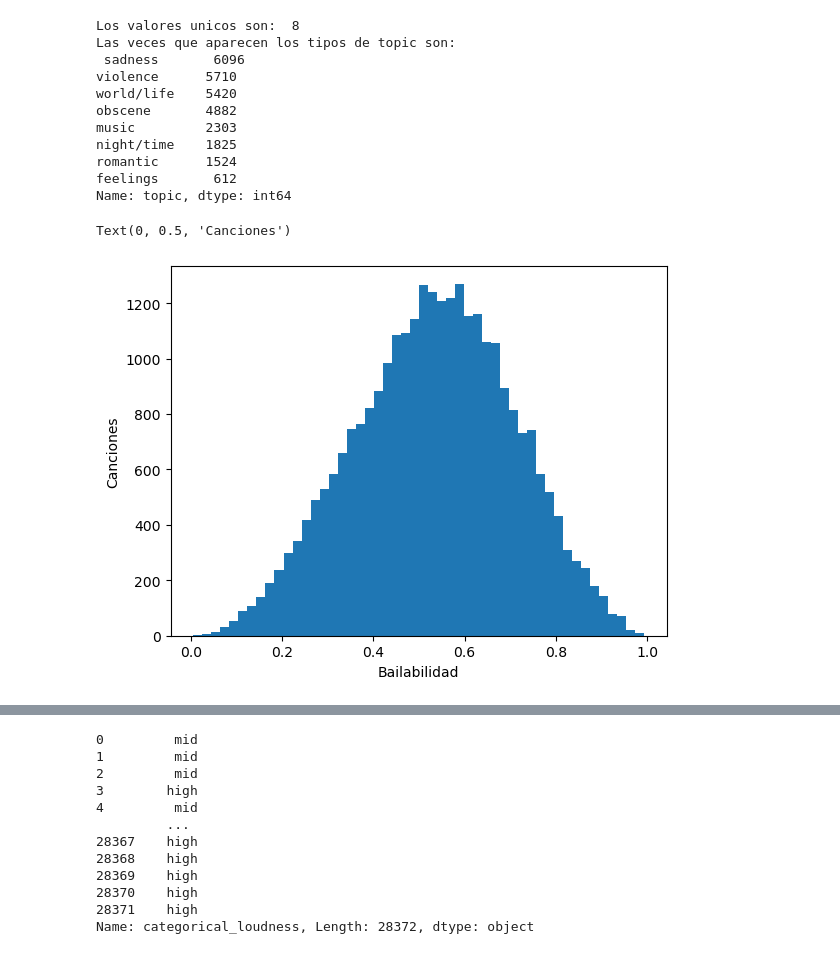
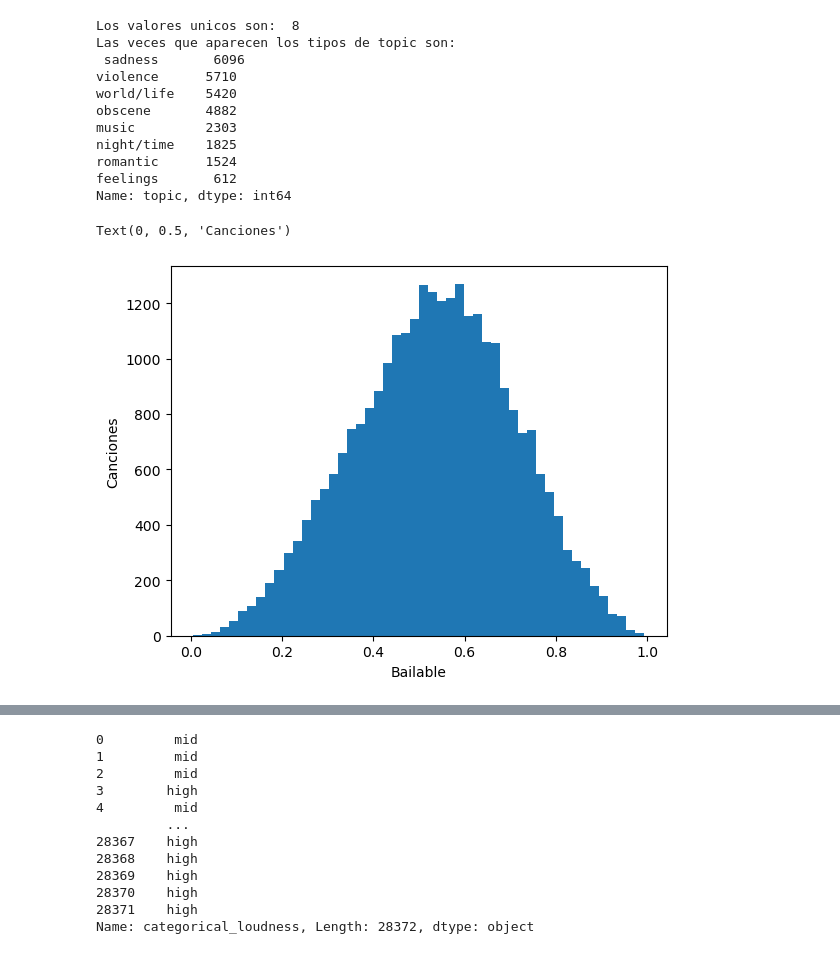
Before and after one commit to JuanIgnacioHZ/Laboratorios_IE0405, a Jupyter notebook: Laboratorio_1/lab_1.ipynb, the cells around one changed output, grey strips where cells are left out. Cells and saved outputs as stored; diff of their text form; code cells hidden in the pictures.

```diff
--- a/Laboratorio_1/lab_1.ipynb
+++ b/Laboratorio_1/lab_1.ipynb
@@ -111,10 +113,10 @@ Name: topic, dtype: int64
 # %%
 # Histograma de la columna 'danceability'
 plt.hist(df_musica['danceability'], bins=50)
 
 # Etiquetas de los ejes
-plt.xlabel('Bailabilidad')
+plt.xlabel('Bailable')
 plt.ylabel('Canciones')
 # %% [output]
 Text(0, 0.5, 'Canciones')
-[figure, old version]
+[figure, new version]
```
Also changed, not shown: parts of 8 cells of this notebook, 3 other files.
